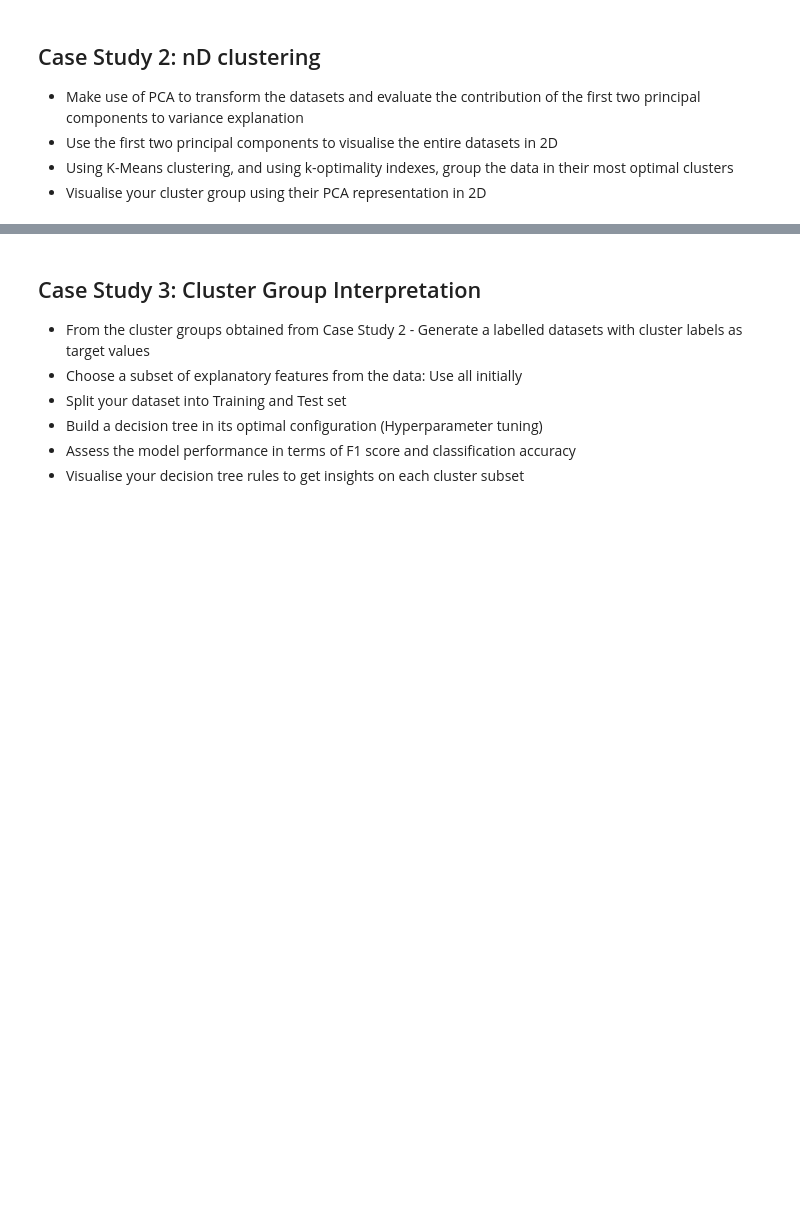
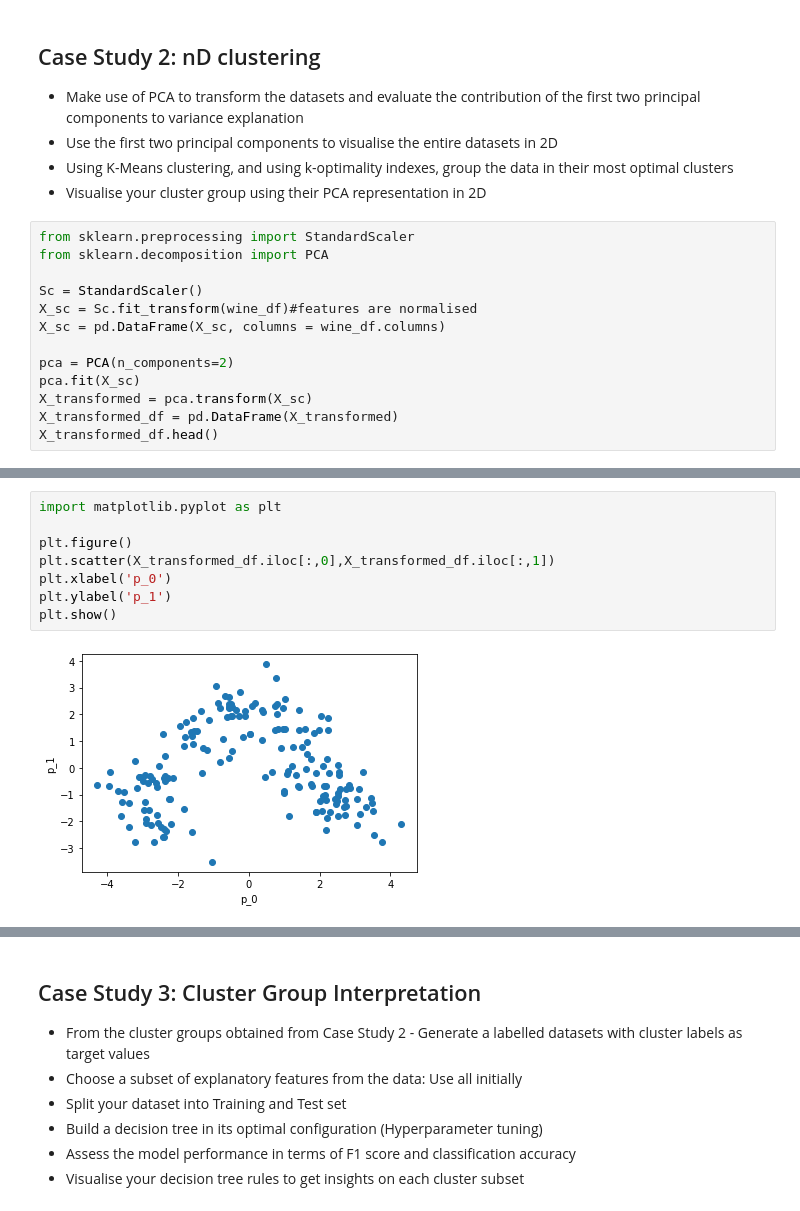
Before and after one commit to YvesMatanga/freemium_datascience, a Jupyter notebook: machine-learning-tutorials/Unsupervised Learning/Practice/2-Clustering-Analysis-Case-Study.ipynb, the cells around one changed output, grey strips where cells are left out. Drawn from its saved outputs; the diff is of its cells as text; blank space fills up the shorter version.

```diff
--- a/machine-learning-tutorials/Unsupervised Learning/Practice/2-Clustering-Analysis-Case-Study.ipynb
+++ b/machine-learning-tutorials/Unsupervised Learning/Practice/2-Clustering-Analysis-Case-Study.ipynb
@@ -30,3 +30,16 @@ wine_df.head()
     <li>Using K-Means clustering, and using k-optimality indexes, group the data in their most optimal clusters</li>
     <li>Visualise your cluster group using their PCA representation in 2D</li>
 </ul>
+# %%
+from sklearn.preprocessing import StandardScaler
+from sklearn.decomposition import PCA
+
+Sc = StandardScaler()
+X_sc = Sc.fit_transform(wine_df)#features are normalised
+X_sc = pd.DataFrame(X_sc, columns = wine_df.columns)
+
+pca = PCA(n_components=2)
+pca.fit(X_sc)
+X_transformed = pca.transform(X_sc)
+X_transformed_df = pd.DataFrame(X_transformed)
+X_transformed_df.head()
@@ -32,0 +53,10 @@ wine_df.head()
+# %%
+import matplotlib.pyplot as plt
+
+plt.figure()
+plt.scatter(X_transformed_df.iloc[:,0],X_transformed_df.iloc[:,1])
+plt.xlabel('p_0')
+plt.ylabel('p_1')
+plt.show()
+# %% [output]
+[figure, added]
```
Also changed, not shown: parts of 5 cells of this notebook.
